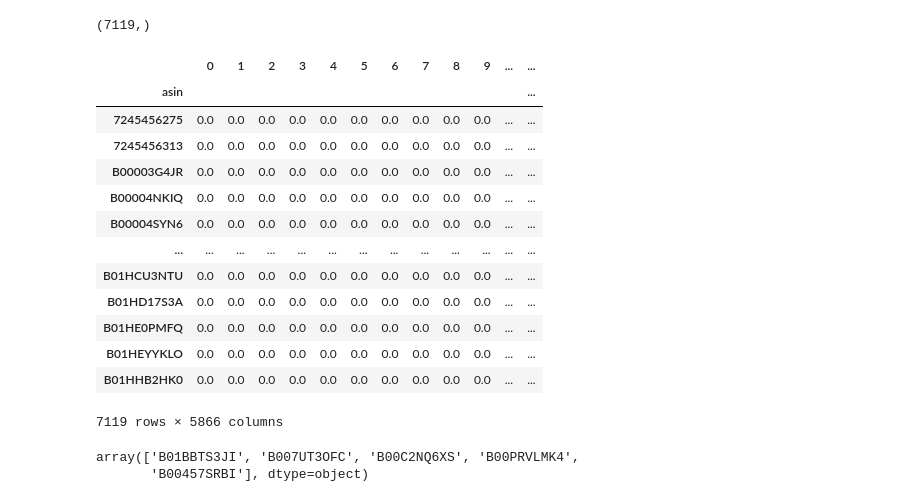
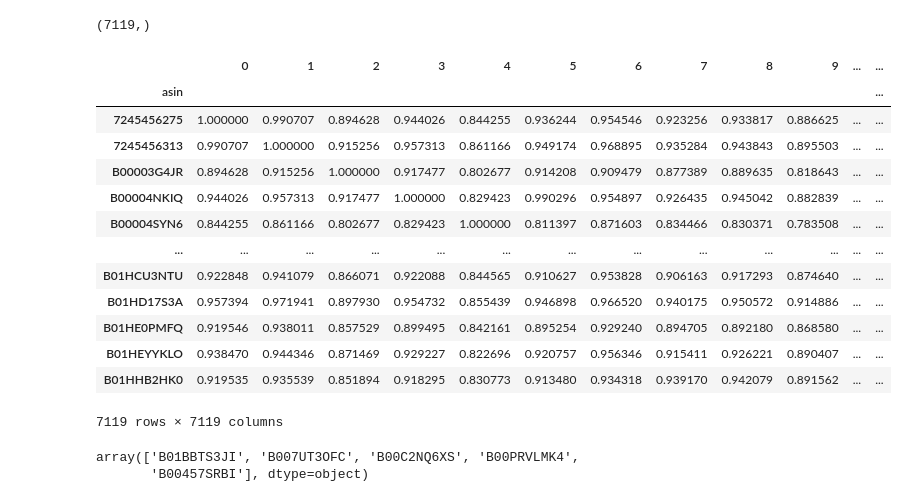
Before and after one commit to alirezasdg1/Amazon-recommender-system, a Jupyter notebook: notebooks/Content_based_recommender.ipynb, the cells around one changed output. Cells and saved outputs as stored; diff of their text form; code cells hidden in the pictures.

Commit message:
Hybrid Recom.

```diff
--- a/notebooks/Content_based_recommender.ipynb
+++ b/notebooks/Content_based_recommender.ipynb
@@ -227,24 +244,24 @@ df_items_text['asin'].shape
 (7119,)
 # %%
 recom_content = ContentRecommender()
-similarity_df, item_counts = recom_content.fit(df_content.values, items = df_items_text['asin'])
+similarity_df = recom_content.fit(df_content, items = df_items_text['asin'])
-# %%
-item_counts
-# %% [output]
-|  | 0 | 1 | 2 | 3 | 4 | 5 | 6 | 7 | 8 | 9 | ... | ... |
-| asin |  |  |  |  |  |  |  |  |  |  |  | ... |
-| 7245456275 | 0.0 | 0.0 | 0.0 | 0.0 | 0.0 | 0.0 | 0.0 | 0.0 | 0.0 | 0.0 | ... | ... |
-| 7245456313 | 0.0 | 0.0 | 0.0 | 0.0 | 0.0 | 0.0 | 0.0 | 0.0 | 0.0 | 0.0 | ... | ... |
-| B00003G4JR | 0.0 | 0.0 | 0.0 | 0.0 | 0.0 | 0.0 | 0.0 | 0.0 | 0.0 | 0.0 | ... | ... |
-| B00004NKIQ | 0.0 | 0.0 | 0.0 | 0.0 | 0.0 | 0.0 | 0.0 | 0.0 | 0.0 | 0.0 | ... | ... |
-| B00004SYN6 | 0.0 | 0.0 | 0.0 | 0.0 | 0.0 | 0.0 | 0.0 | 0.0 | 0.0 | 0.0 | ... | ... |
-| ... | ... | ... | ... | ... | ... | ... | ... | ... | ... | ... | ... | ... |
-| B01HCU3NTU | 0.0 | 0.0 | 0.0 | 0.0 | 0.0 | 0.0 | 0.0 | 0.0 | 0.0 | 0.0 | ... | ... |
-| B01HD17S3A | 0.0 | 0.0 | 0.0 | 0.0 | 0.0 | 0.0 | 0.0 | 0.0 | 0.0 | 0.0 | ... | ... |
-| B01HE0PMFQ | 0.0 | 0.0 | 0.0 | 0.0 | 0.0 | 0.0 | 0.0 | 0.0 | 0.0 | 0.0 | ... | ... |
-| B01HEYYKLO | 0.0 | 0.0 | 0.0 | 0.0 | 0.0 | 0.0 | 0.0 | 0.0 | 0.0 | 0.0 | ... | ... |
-| B01HHB2HK0 | 0.0 | 0.0 | 0.0 | 0.0 | 0.0 | 0.0 | 0.0 | 0.0 | 0.0 | 0.0 | ... | ... |
-7119 rows × 5866 columns
+# %%
+similarity_df
+# %% [output]
+|  | 0 | 1 | 2 | 3 | 4 | 5 | 6 | 7 | 8 | 9 | ... | ... |
+| asin |  |  |  |  |  |  |  |  |  |  |  | ... |
+| 7245456275 | 1.000000 | 0.990707 | 0.894628 | 0.944026 | 0.844255 | 0.936244 | 0.954546 | 0.923256 | 0.933817 | 0.886625 | ... | ... |
+| 7245456313 | 0.990707 | 1.000000 | 0.915256 | 0.957313 | 0.861166 | 0.949174 | 0.968895 | 0.935284 | 0.943843 | 0.895503 | ... | ... |
+| B00003G4JR | 0.894628 | 0.915256 | 1.000000 | 0.917477 | 0.802677 | 0.914208 | 0.909479 | 0.877389 | 0.889635 | 0.818643 | ... | ... |
+| B00004NKIQ | 0.944026 | 0.957313 | 0.917477 | 1.000000 | 0.829423 | 0.990296 | 0.954897 | 0.926435 | 0.945042 | 0.882839 | ... | ... |
+| B00004SYN6 | 0.844255 | 0.861166 | 0.802677 | 0.829423 | 1.000000 | 0.811397 | 0.871603 | 0.834466 | 0.830371 | 0.783508 | ... | ... |
+| ... | ... | ... | ... | ... | ... | ... | ... | ... | ... | ... | ... | ... |
+| B01HCU3NTU | 0.922848 | 0.941079 | 0.866071 | 0.922088 | 0.844565 | 0.910627 | 0.953828 | 0.906163 | 0.917293 | 0.874640 | ... | ... |
+| B01HD17S3A | 0.957394 | 0.971941 | 0.897930 | 0.954732 | 0.855439 | 0.946898 | 0.966520 | 0.940175 | 0.950572 | 0.914886 | ... | ... |
+| B01HE0PMFQ | 0.919546 | 0.938011 | 0.857529 | 0.899495 | 0.842161 | 0.895254 | 0.929240 | 0.894705 | 0.892180 | 0.868580 | ... | ... |
+| B01HEYYKLO | 0.938470 | 0.944346 | 0.871469 | 0.929227 | 0.822696 | 0.920757 | 0.956346 | 0.915411 | 0.926221 | 0.890407 | ... | ... |
+| B01HHB2HK0 | 0.919535 | 0.935539 | 0.851894 | 0.918295 | 0.830773 | 0.913480 | 0.934318 | 0.939170 | 0.942079 | 0.891562 | ... | ... |
+7119 rows × 7119 columns
 # %%
 recom_content.get_recommendations(item='B01HCU3NTU')
 # %% [output]
```
Also changed, not shown: parts of 3 cells of this notebook, 2 other files.
